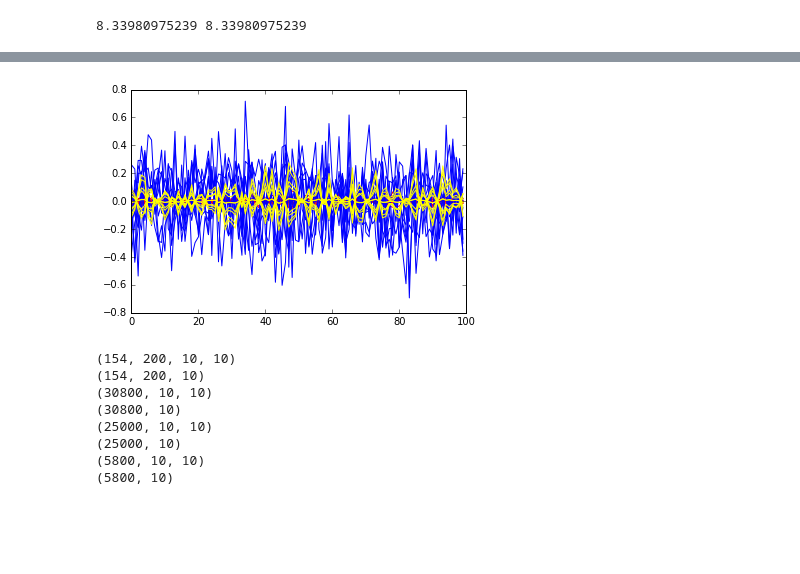
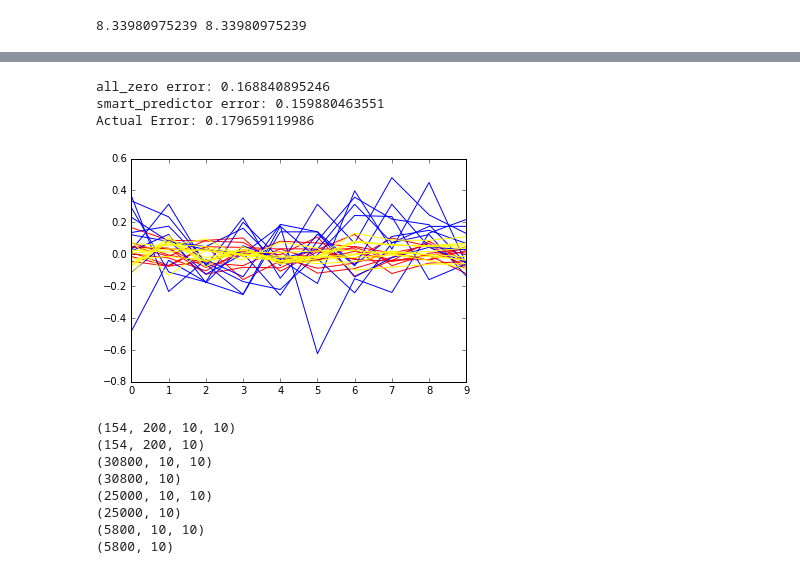
Before and after one commit to wicai/senior_thesis, a Jupyter notebook: gen_data.ipynb, the cells around one changed output, grey strips where cells are left out. Drawn from its saved outputs; the diff is of its cells as text; code cells hidden in the pictures; blank space fills up the shorter version.

```diff
--- a/gen_data.ipynb
+++ b/gen_data.ipynb
@@ -116,8 +134,8 @@ X = X[:, 0:T-len_sequence, :]
 # %%
-#Format the data with a window of length 20
+#Format the data with a window of length len_sequence
 
-crazy = np.array([X[:, i: i + len_sequence] for i in range(X.shape[1] - len_sequence - 1)])
-crazy_y = np.array([X[:, i + len_sequence + 1] for i in range(X.shape[1] - len_sequence - 1)])
+crazy = np.array([X[:, i: i + len_sequence] for i in range(X.shape[1] - len_sequence)])
+crazy_y = np.array([X[:, i + len_sequence] for i in range(X.shape[1] - len_sequence)])
 crazy_flags = np.array([flags[:, i] for i in range(X.shape[1] - len_sequence - 1)])
 oned_flags = np.array([flags[:, i, 0:1] for i in range(X.shape[1] - len_sequence - 1)])
 
@@ -145,17 +189,18 @@ def prepare_baseline():
     for i in range(crazy.shape[1]): #patients
         for j in range(crazy.shape[0]): #time steps
             unrolled_y[i * crazy.shape[0] + j] = rolled_y[j,i,:]
-            for l in range(crazy.shape[3]):#dimensionality of data measurements
-                for k in range(crazy.shape[2]): #len_sequence
-                    unrolled_x[i * crazy.shape[0] + j][k*crazy.shape[3] + l] = rolled_x[j,i,k,l]
+            for l in range(crazy.shape[2]):#len_sequence
+                for k in range(crazy.shape[3]): #dimensionality
+                    unrolled_x[i * crazy.shape[0] + j][l*crazy.shape[3] + k] = rolled_x[j,i,l,k]
 
     print (unrolled_x.shape)
     print (unrolled_y.shape)
+    transition_point = int(unrolled_x.shape[0] * .8)
 
-    X_train = np.array(unrolled_x[:25000,:])
-    y_train = np.array(unrolled_y[:25000])
-    X_test = np.array(unrolled_x[25000:,:])
-    y_test = np.array(unrolled_y[25000:])
+    X_train = np.array(unrolled_x[:transition_point,:])
+    y_train = np.array(unrolled_y[:transition_point])
+    X_test = np.array(unrolled_x[transition_point:,:])
+    y_test = np.array(unrolled_y[transition_point:])
 
     print (X_train.shape)
     print (y_train.shape)
@@ -179,20 +224,20 @@ def prepare_baseline():
 def analyze(model, X_test, y_test):
     plt.clf()
     results = model.predict(X_test)
-    #only plotting the first 400 because otherwise you can't see anything
 
-    manual = np.zeros((9400,10))
-    for i in range(9400):
-        manual[i,:] = A.dot(X_test[i,:])
+    manual = np.zeros(y_test.shape)
+    for i in range(manual.shape[0]):
+        manual[i,:] = A.dot(X_test[i,-d:])
 
-    preds = results[4000:4100,:]
-    reals = y_test[4000:4100,:]
-    manuals = manual[4000:4100, :]
+    preds = results[int(manual.shape[0]*.5):(int(manual.shape[0]*.5) + 10),:]
+    reals = y_test[int(manual.shape[0]*.5):(int(manual.shape[0]*.5) + 10),:]
+    manuals = manual[int(manual.shape[0]*.5):(int(manual.shape[0]*.5) + 10), :]
+
     plt.plot(preds, color='red')
     plt.plot(reals, color='blue')
     plt.plot(manuals, color='yellow')
 
-    all_z = np.zeros((9400,10))
+    all_z = np.zeros(y_test.shape)
 
     print("all_zero error: " + str(mean_absolute_error(y_test, all_z)))
     print("smart_predictor error: " + str(mean_absolute_error(y_test, manual)))
@@ -256,8 +301,8 @@ def train_baseline_multi_deep(X_train, y_train, X_test, y_test):
 # %%
 #(X_train, y_train, X_test, y_test) = prepare_baseline()
 models = {}
-#tree_models = train_forest(X_train, y_train)
-#models['tree'] = tree_models[0]
+tree_models = train_forest(X_train, y_train)
+models['tree'] = tree_models[0]
 models['nn'] = train_baseline_nn(X_train, y_train, X_test, y_test)
-#models['deep_nn'] = train_baseline_multi_deep(X_train, y_train, X_test, y_test)
+models['deep_nn'] = train_baseline_multi_deep(X_train, y_train, X_test, y_test)
 # %% [output]
@@ -285,3 +345,3 @@ X_test.shape
 # %%
-analyze(models['nn'], X_test, y_test)
+analyze(models['tree'], X_test, y_test)
 # %% [output]
@@ -291,4 +350,7 @@ Actual Error: 0.166918574582
+all_zero error: 0.168840895246
+smart_predictor error: 0.159880463551
+Actual Error: 0.179659119986
-[figure, old version]
+[figure, new version]
 # %%
 def prepare_rnn():
     #Reshape data and flatten for baseline models
```
Also changed, not shown: parts of 12 cells of this notebook.
